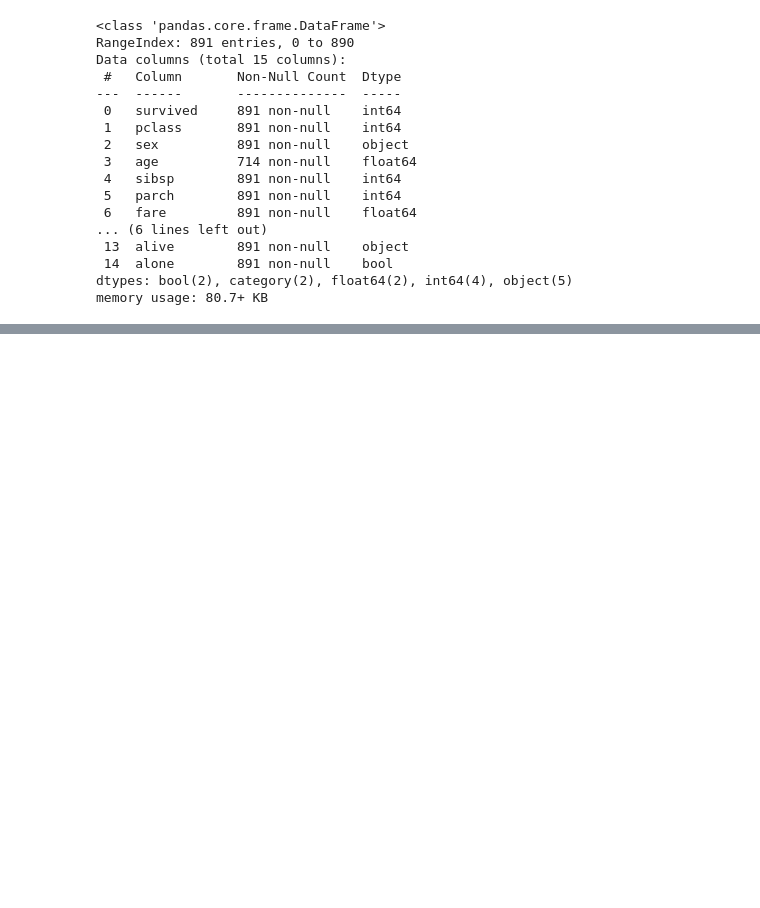
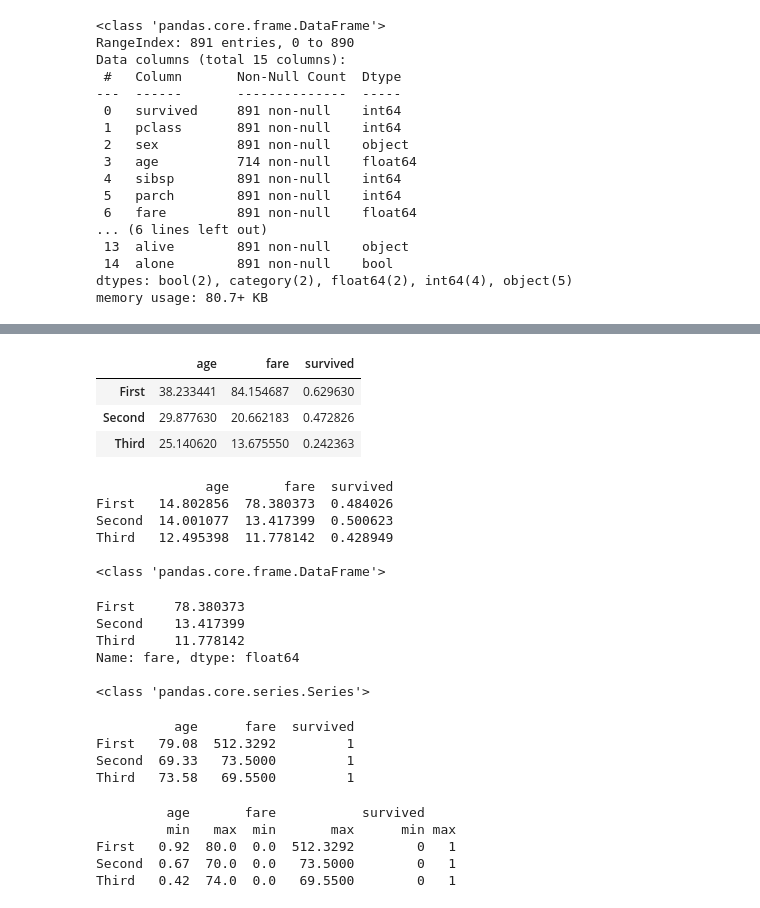
Before and after one commit to windyday0622/windyday, a Jupyter notebook: m3_분석 라이브러리/ pandas_2_연산.ipynb, the cells around one changed output, grey strips where cells are left out. Drawn from its saved outputs; the diff is of its cells as text; code cells hidden in the pictures; blank space fills up the shorter version.

```diff
--- a/m3_분석 라이브러리/ pandas_2_연산.ipynb
+++ b/m3_분석 라이브러리/ pandas_2_연산.ipynb
@@ -322,0 +456,15 @@ memory usage: 80.7+ KB
+# %%
+import pandas as pd
+import seaborn as sns
+
+# titanic 데이터셋에서 age, sex 등 5개 열을 선택하여 데이터프레임 만들기
+titanic = sns.load_dataset('titanic')
+df = titanic.loc[:, ['age','class', 'fare', 'survived']]
+
+# class 열을 기준으로 분할
+grouped = df.groupby(['class'])
+# %%
+mean_all = grouped.mean()
+print(mean_all)
+print()
+print(type(mean_all))
@@ -322,0 +479,59 @@ memory usage: 80.7+ KB
+# %%
+mean_all.index.name =None
+mean_all
+# %% [output]
+|  | age | fare | survived |
+| First | 38.233441 | 84.154687 | 0.629630 |
+| Second | 29.877630 | 20.662183 | 0.472826 |
+| Third | 25.140620 | 13.675550 | 0.242363 |
+# %%
+# 각 그룹에 대한 모든 열의 표준편차를 집계하여 데이터프레임으로 반환
+std_all =grouped.std()
+print(std_all)
+print()
+print(type(std_all))
+# %% [output]
+              age       fare  survived
+First   14.802856  78.380373  0.484026
+Second  14.001077  13.417399  0.500623
+Third   12.495398  11.778142  0.428949
+
+<class 'pandas.core.frame.DataFrame'>
+# %%
+# 각 그룹에 대한 fare 열의 표준편차를 집계하여 시리즈로 반환
+std_fare = grouped.fare.std()
+print(std_fare)
+print()
+print(type(std_fare))
+# %% [output]
+First     78.380373
+Second    13.417399
+Third     11.778142
+Name: fare, dtype: float64
+
+<class 'pandas.core.series.Series'>
+# %%
+# 그룹 객체에 agg() 메소드 적용 -사용자 정의 함수를 인수로 전달
+def min_max(x):   #최대값 - 최소값
+    return x.max() - x.min()
+
+# 각 그룹의 최대값과 최소값의 차이를 계싼하여 그룹별로 집계
+agg_minmax = grouped.agg(min_max)
+print(agg_minmax.head())
+# %% [output]
+          age      fare  survived
+First   79.08  512.3292         1
+Second  69.33   73.5000         1
+Third   73.58   69.5500         1
+# %%
+# 모든 열에 여러 함수를 매핑 : group객체.agg([함수1, 함수2, 함수3,...])
+# 각 열마다 다른 함수를 매핑 : group객체.agg({'열1' : 함수1, '열2' : 함수2, ...})
+
+agg_all =grouped.agg(['min', 'max'])
+print(agg_all.head())
+# %% [output]
+         age       fare           survived
+         min   max  min       max      min max
+First   0.92  80.0  0.0  512.3292        0   1
+Second  0.67  70.0  0.0   73.5000        0   1
+Third   0.42  74.0  0.0   69.5500        0   1
```
Also changed, not shown: parts of 16 cells of this notebook.
